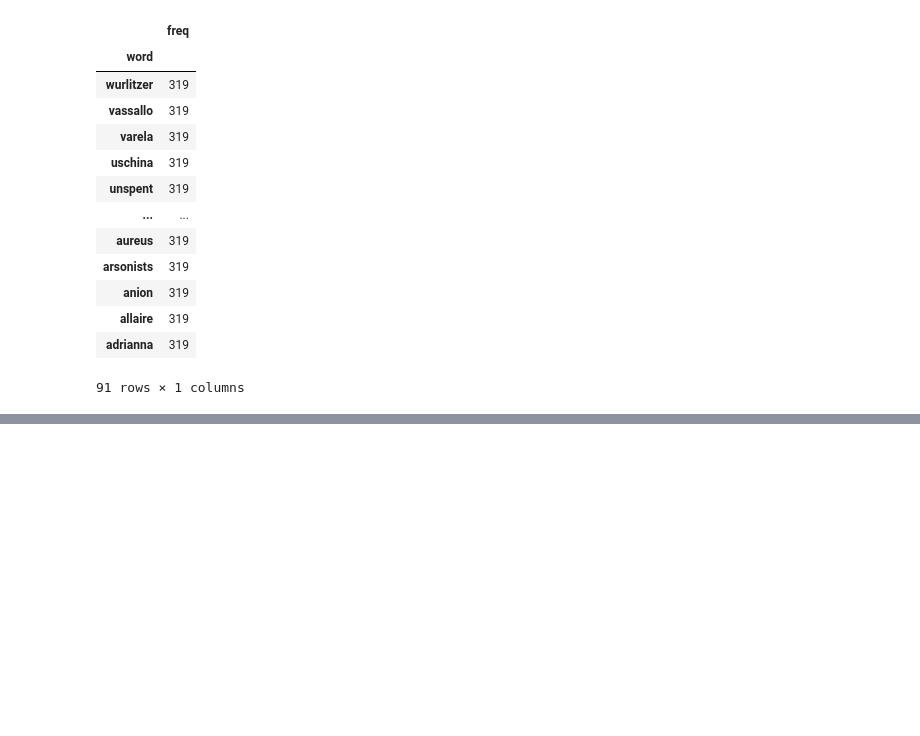
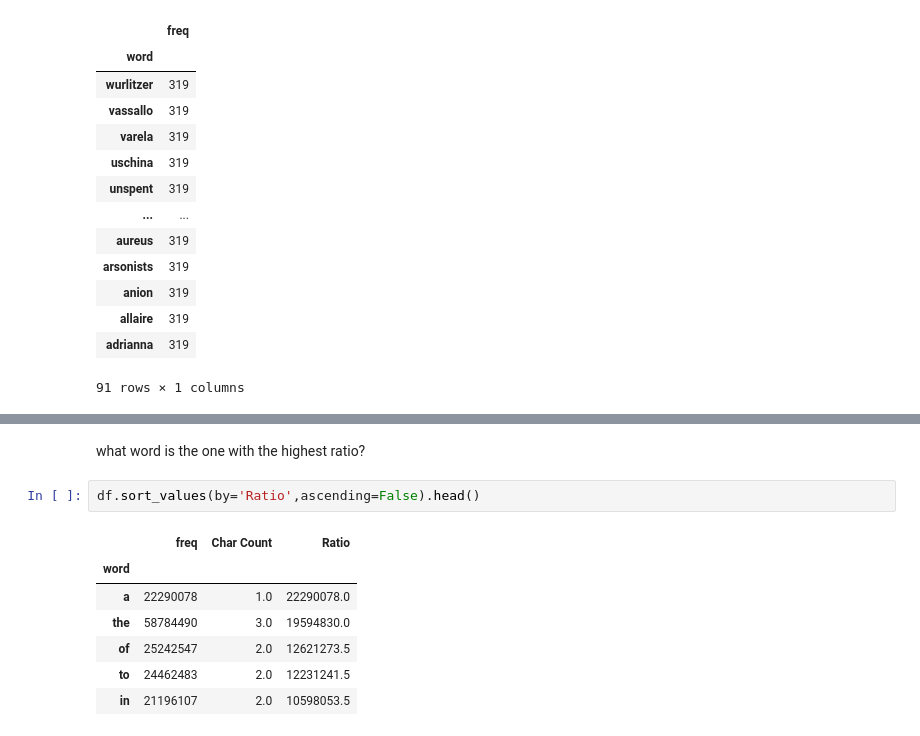
Before and after one commit to hcorbat1/Pandas-Python-for-Data-Analysis-by-Examples, a Jupyter notebook: Pandas & Python for Data Analysis by Example.ipynb, the cells around one changed output, grey strips where cells are left out. Cells and saved outputs as stored; diff of their text form; blank space fills up the shorter version.

```diff
--- a/Pandas & Python for Data Analysis by Example.ipynb
+++ b/Pandas & Python for Data Analysis by Example.ipynb
@@ -134,0 +263,12 @@ df.loc[df['freq']== 319]
+# %% [markdown]
+what word is the one with the highest ratio?
+# %%
+df.sort_values(by='Ratio',ascending=False).head()
+# %% [output]
+|  | freq | Char Count | Ratio |
+| word |  |  |  |
+| a | 22290078 | 1.0 | 22290078.0 |
+| the | 58784490 | 3.0 | 19594830.0 |
+| of | 25242547 | 2.0 | 12621273.5 |
+| to | 24462483 | 2.0 | 12231241.5 |
+| in | 21196107 | 2.0 | 10598053.5 |
```
Also changed, not shown: parts of 24 cells of this notebook.
